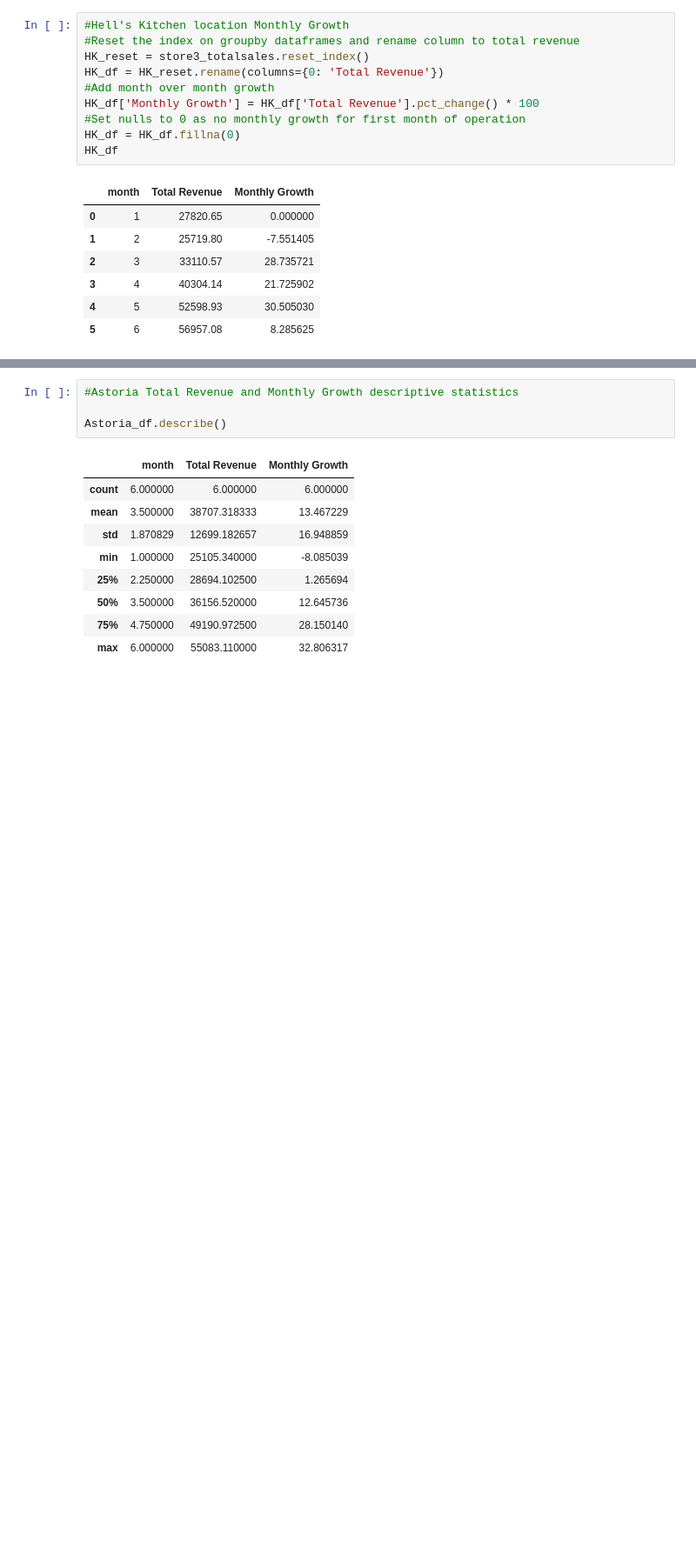
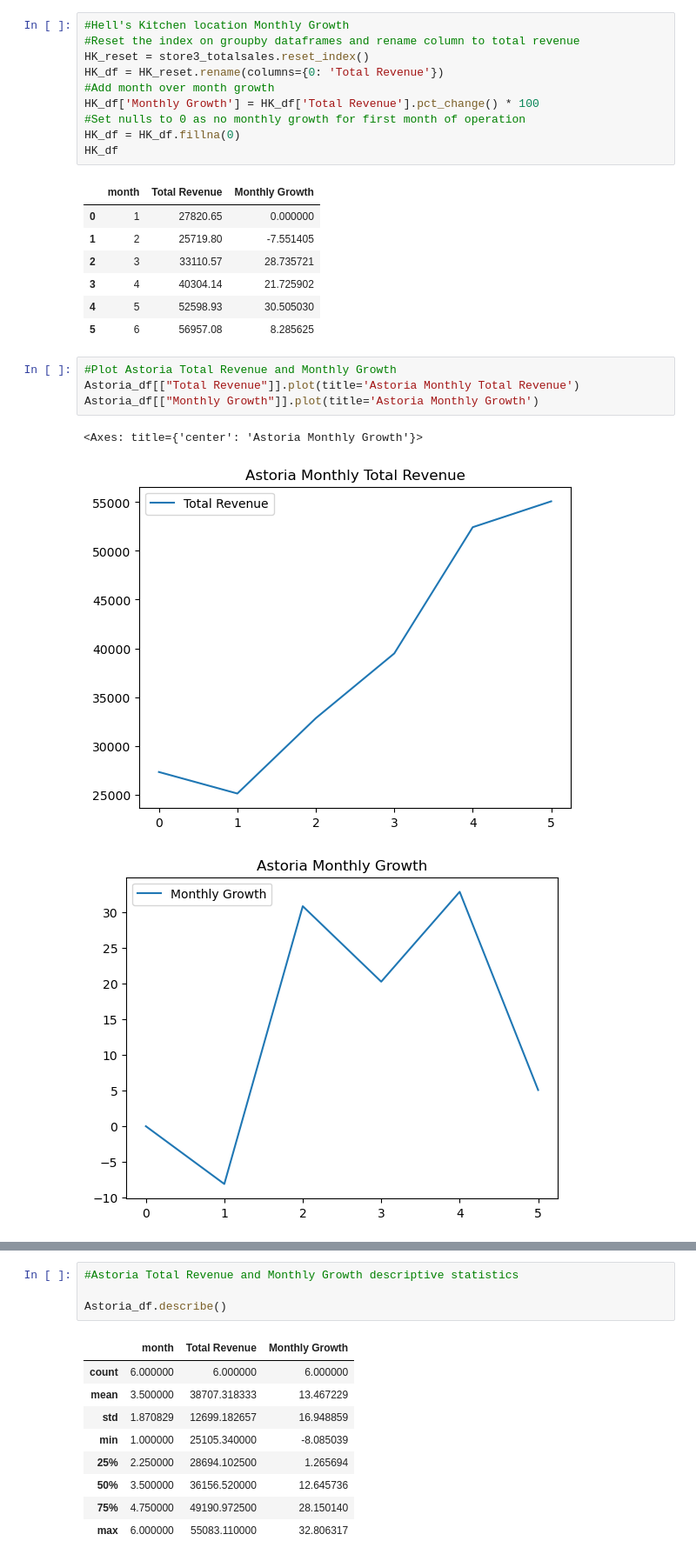
Before and after one commit to cedetraz96/Coffee_Crew, a Jupyter notebook: Location_total_revenue_&_growth_analysis.ipynb, the cells around one changed output, grey strips where cells are left out. Shown: that part at 87% size. Drawn from its saved outputs; the diff is of its cells as text; blank space fills up the shorter version.

```diff
--- a/Location_total_revenue_&_growth_analysis.ipynb
+++ b/Location_total_revenue_&_growth_analysis.ipynb
@@ -400,3 +400,11 @@ HK_df
 | 3 | 4 | 40304.14 | 21.725902 |
 | 4 | 5 | 52598.93 | 30.505030 |
 | 5 | 6 | 56957.08 | 8.285625 |
+# %%
+#Plot Astoria Total Revenue and Monthly Growth
+Astoria_df[["Total Revenue"]].plot(title='Astoria Monthly Total Revenue')
+Astoria_df[["Monthly Growth"]].plot(title='Astoria Monthly Growth')
+# %% [output]
+<Axes: title={'center': 'Astoria Monthly Growth'}>
+[figure, added]
+[figure, added]
```
Also changed, not shown: parts of 31 cells of this notebook.
